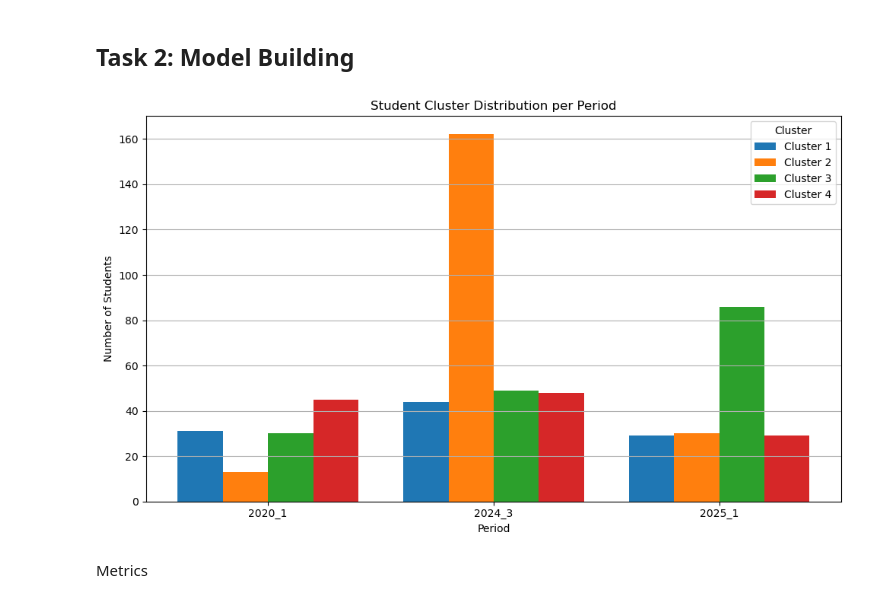
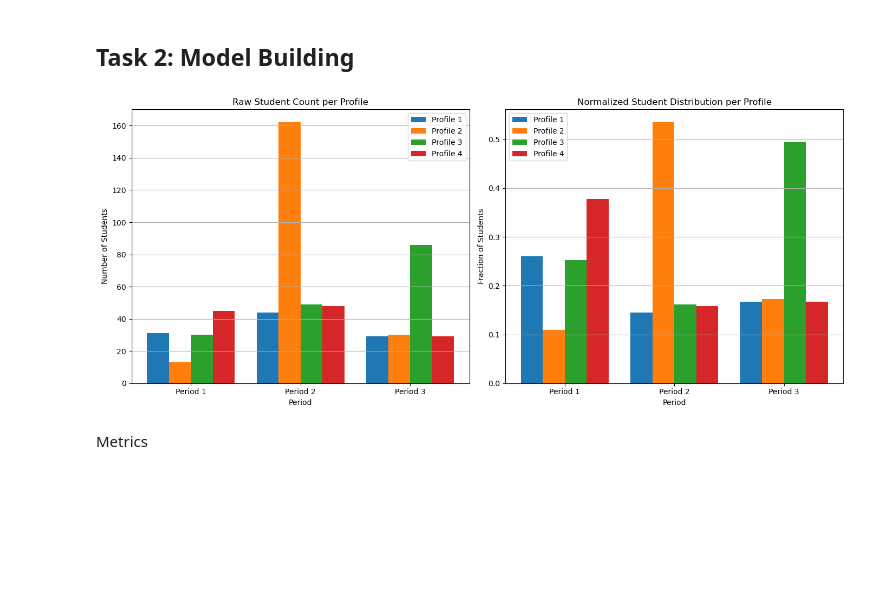
Before and after one commit to malenraychev/BigMMMBehaviour, a Jupyter notebook: m4_MMM_copy.ipynb, the cells around one changed output. Saved outputs shown, nothing was run; the diff lists cells and outputs as text; code cells hidden in the pictures; blank space fills up the shorter version.

```diff
--- a/m4_MMM_copy.ipynb
+++ b/m4_MMM_copy.ipynb
@@ -139,10 +129,9 @@ Length after removing outliers in activity_started: 21803
 # %%
 # Define your dynamic periods
 periods = [
-    ('2024-08-15', '2024-10-15', '2020_1'),
-    ('2024-10-15', '2024-12-15', '2024_3'),
-    ('2024-12-15', '2025-02-15', '2025_1'),
-    # ('2025-02-15', '2025-04-15', '2025_2'),
+    ('2024-08-15', '2024-10-15', 'Period 1'),
+    ('2024-10-15', '2024-12-15', 'Period 2'),
+    ('2024-12-15', '2025-02-15', 'Period 3'),
     # Add more periods here without modifying any code below
 ]
 
@@ -152,7 +141,7 @@ max_date = activity['activity_started'].max()
 
 # Plot histogram with explicit range starting from min_date
 plt.figure(figsize=(10, 6))
-counts, bins, patches = plt.hist(activity['activity_started'], bins=150, color='blue', alpha=0.7, range=(min_date, max_date))
+counts, bins, patches = plt.hist(activity['activity_started'], bins=30, color='blue', alpha=0.7, range=(min_date, max_date))
 
 # Slightly shorten bars to leave space for text labels
 for patch in patches:
@@ -170,15 +159,17 @@ if min_date < first_start:
 if max_date > last_end:
     plt.axvspan(last_end, max_date, color=color, alpha=alpha)
 
+period_colors = 'red'
+
 # Add vertical dashed lines and period labels
 for (start_ts, end_ts), (_, _, period_name) in zip(period_bounds, periods):
     midpoint = start_ts + (end_ts - start_ts) / 2
-    plt.axvline(start_ts, color='red', linestyle='--', linewidth=1)
-    plt.axvline(end_ts, color='red', linestyle='--', linewidth=1)
+    plt.axvline(start_ts, color=period_colors, linestyle='--', linewidth=1)
+    plt.axvline(end_ts, color=period_colors, linestyle='--', linewidth=1)
 
     # Add period name slightly above shortened bars
     plt.text(midpoint, max(counts), period_name,
-             ha='center', va='top', fontsize=9, color='black',
+             ha='center', va='top', fontsize=9, color=period_colors,
              bbox=dict(facecolor='white', alpha=0.7, edgecolor='none'))
 
 plt.title('Histogram of Activity Started Dates')
@@ -186,6 +177,7 @@ plt.xlabel('Date')
 plt.ylabel('Frequency')
 plt.xticks(rotation=45)
 plt.xlim(min_date, max_date)
+plt.grid(False)
 plt.tight_layout()
 plt.show()
 # %% [output]
@@ -435,7 +521,9 @@ Common users between 2024_3 and 2025_1: 141
 # %%
 def cluster_students_by_period(students_by_period, k=4):
     """
-    Applies KMeans clustering to students from each period and returns one grouped bar plot of cluster distribution.
+    Applies KMeans clustering to students from each period and returns two bar plots:
+    - absolute cluster distribution
+    - normalized cluster distribution
 
     Parameters:
     -----------
@@ -450,6 +538,10 @@ def cluster_students_by_period(students_by_period, k=4):
         Dictionary of clustered student dataframes per period
     """
     from collections import defaultdict
+    import numpy as np
+    import matplotlib.pyplot as plt
+    from sklearn.preprocessing import StandardScaler
+    from sklearn.cluster import KMeans
 
     columns_used = [
         'median_gap_days',
@@ -460,7 +552,8 @@ def cluster_students_by_period(students_by_period, k=4):
     ]
 
     clustered_students = {}
-    cluster_distributions = defaultdict(lambda: [0]*k)  # period_name -> list of counts for each cluster (0...k-1)
+    cluster_distributions = defaultdict(lambda: [0]*k)
+    cluster_distributions_normalized = defaultdict(lambda: [0]*k)
 
     for period_name, df in students_by_period.items():
         if df is None or df.empty:
@@ -473,45 +566,62 @@ def cluster_students_by_period(students_by_period, k=4):
         X = df_clean[columns_used]
         scaler = StandardScaler()
         X_scaled = scaler.fit_transform(X)
 
         kmeans = KMeans(n_clusters=k, random_state=42, n_init=10)
         labels = kmeans.fit_predict(X_scaled)
 
         df_clean = df_clean.copy()
         df_clean['cluster'] = labels
 
         # Count cluster assignments
         counts = df_clean['cluster'].value_counts().sort_index()
+        total = len(df_clean)
         for cluster_idx in range(k):
-            cluster_distributions[period_name][cluster_idx] = counts.get(cluster_idx, 0)
+            count = counts.get(cluster_idx, 0)
+            cluster_distributions[period_name][cluster_idx] = count
+            cluster_distributions_normalized[period_name][cluster_idx] = count / total
 
-        # Store clustered data
         clustered_students[period_name] = df_clean
 
-    # Plot one grouped bar chart
+    # Plot side-by-side charts
     if clustered_students:
         periods_sorted = sorted(cluster_distributions.keys())
         x = np.arange(len(periods_sorted))
-        width = 0.2  # width of each bar
+        width = 0.2
 
-        plt.figure(figsize=(10, 6))
+        fig, axes = plt.subplots(1, 2, figsize=(14, 6), sharey=False)
+
+        # Raw count plot
         for i in range(k):
             counts = [cluster_distributions[period][i] for period in periods_sorted]
-            plt.bar(x + i * width, counts, width, label=f'Cluster {i+1}')
+            axes[0].bar(x + i * width, counts, width, label=f'Profile {i+1}')
+        axes[0].set_title('Raw Student Count per Profile')
+        axes[0].set_xlabel('Period')
+        axes[0].set_ylabel('Number of Students')
+        axes[0].set_xticks(x + width * (k-1)/2)
+        axes[0].set_xticklabels(periods_sorted)
+        axes[0].legend()
+        axes[0].grid(axis='y')
 
-        plt.xlabel('Period')
-        plt.ylabel('Number of Students')
-        plt.title('Student Cluster Distribution per Period')
-        plt.xticks(x + width * (k-1)/2, periods_sorted)
-        plt.legend(title='Cluster')
-        plt.grid(axis='y')
+        # Normalized plot
+        for i in range(k):
+            counts = [cluster_distributions_normalized[period][i] for period in periods_sorted]
+            axes[1].bar(x + i * width, counts, width, label=f'Profile {i+1}')
+        axes[1].set_title('Normalized Student Distribution per Profile')
+        axes[1].set_xlabel('Period')
+        axes[1].set_ylabel('Fraction of Students')
+        axes[1].set_xticks(x + width * (k-1)/2)
+        axes[1].set_xticklabels(periods_sorted)
+        axes[1].legend()
+        axes[1].grid(axis='y')
+
         plt.tight_layout()
         plt.show()
 
     return clustered_students
 
 clustered_students_by_period = cluster_students_by_period(students_by_period, k=4)
 # %% [output]
-[figure, old version]
+[figure, new version]
 # %%
 import plotly.graph_objects as go
```
Also changed, not shown: parts of 9 cells of this notebook, 3 other files.
